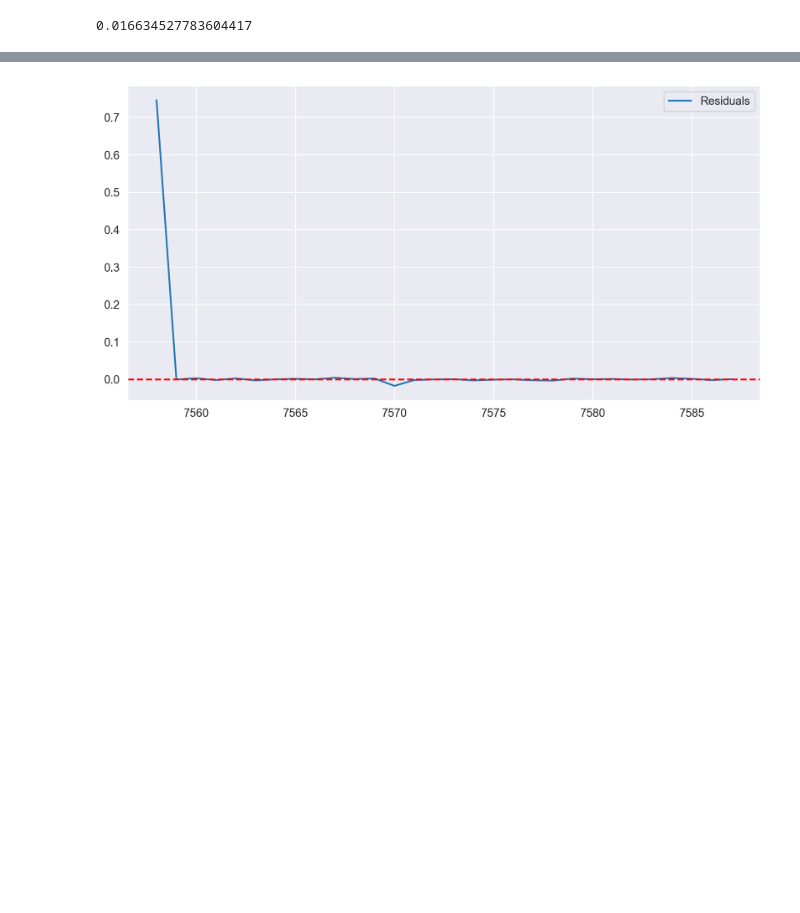
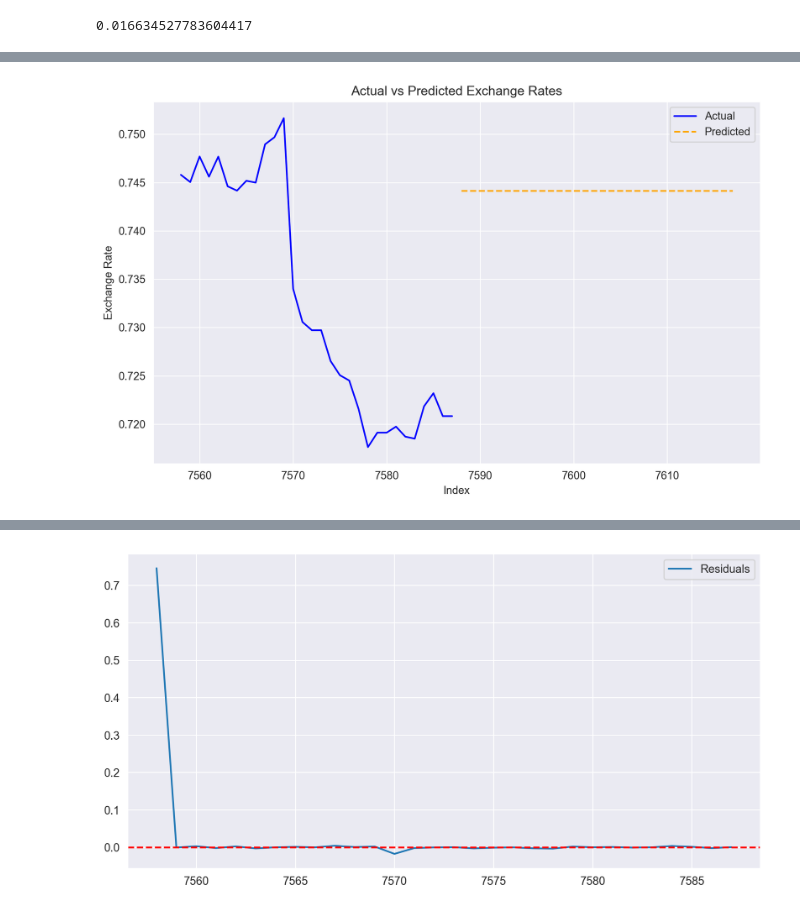
Before and after one commit to SanketMN/Assignments, a Jupyter notebook: Timeseries_assgnmt.ipynb, the cells around one changed output, grey strips where cells are left out. Drawn from its saved outputs; the diff is of its cells as text; code cells hidden in the pictures; blank space fills up the shorter version.

```diff
--- a/Timeseries_assgnmt.ipynb
+++ b/Timeseries_assgnmt.ipynb
@@ -83,3 +112,14 @@ print(np.sqrt(mean_squared_error(test['Ex_rate'], ypred)))
+# %%
+plt.figure(figsize=(10, 6))
+plt.plot(test['Ex_rate'], label='Actual', color='blue')
+plt.plot(ypred, label='Predicted', color='orange', linestyle='--')
+plt.title('Actual vs Predicted Exchange Rates')
+plt.xlabel('Index')
+plt.ylabel('Exchange Rate')
+plt.legend()
+plt.show()
+# %% [output]
+[figure, added]
 # %%
 import pandas as pd
 import matplotlib.pyplot as plt
```
Also changed, not shown: parts of 15 cells of this notebook.
